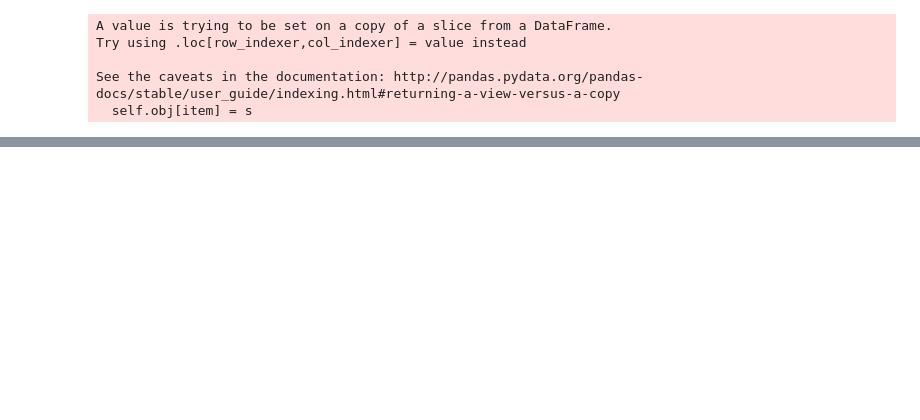
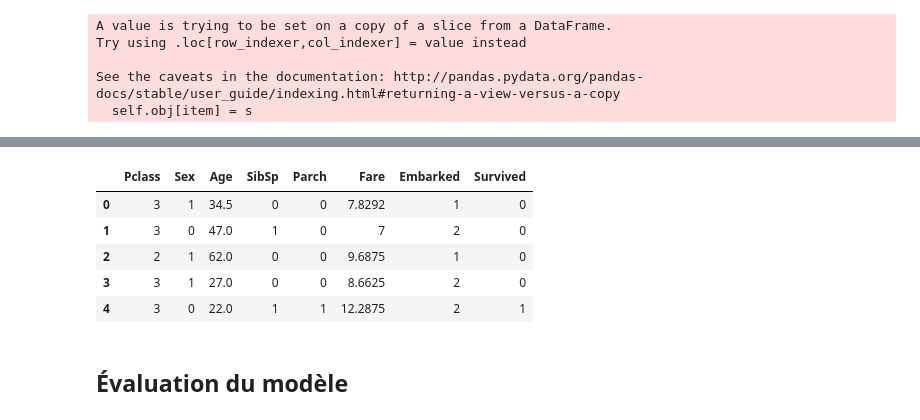
Before and after one commit to Damosm/Brief_Projet_Titanic, a Jupyter notebook: Brief_projet_titanic.ipynb, the cells around one changed output, grey strips where cells are left out. Saved outputs shown, nothing was run; the diff lists cells and outputs as text; code cells hidden in the pictures; blank space fills up the shorter version.

```diff
--- a/Brief_projet_titanic.ipynb
+++ b/Brief_projet_titanic.ipynb
@@ -215,0 +248,19 @@ array([0, 0, 0, 0, 0, 0, 1, 0, 1, 0, 0, 0, 0, 1, 0, 1, 0, 1, 0, 0, 0, 1,
+# %%
+prediction_test = selector.predict(test)
+# %%
+predictions = pd.DataFrame(prediction_test, columns=['Survived'])
+
+test = test.merge(predictions)
+
+test.to_csv("resultats.csv",index=False)
+# %%
+test.head()
+# %% [output]
+|  | Pclass | Sex | Age | SibSp | Parch | Fare | Embarked | Survived |
+| 0 | 3 | 1 | 34.5 | 0 | 0 | 7.8292 | 1 | 0 |
+| 1 | 3 | 0 | 47.0 | 1 | 0 | 7 | 2 | 0 |
+| 2 | 2 | 1 | 62.0 | 0 | 0 | 9.6875 | 1 | 0 |
+| 3 | 3 | 1 | 27.0 | 0 | 0 | 8.6625 | 2 | 0 |
+| 4 | 3 | 0 | 22.0 | 1 | 1 | 12.2875 | 2 | 1 |
+# %% [markdown]
+## Évaluation du modèle
```
Also changed, not shown: parts of 28 cells of this notebook, 1 other file.
